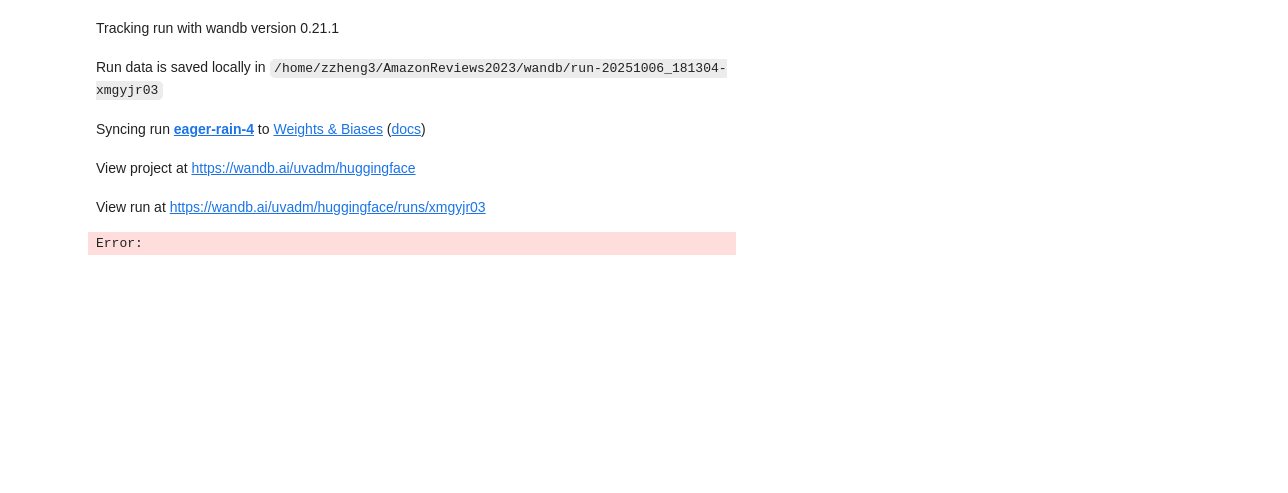
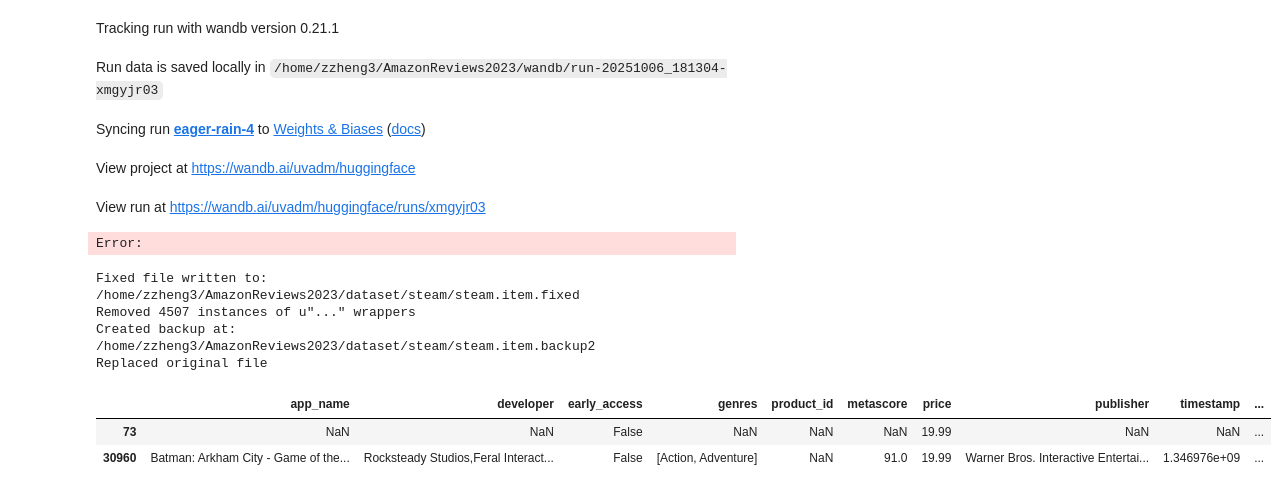
Before and after one commit to zhengzaiyi/AmazonReviews2023, a Jupyter notebook: test.ipynb, the cells around one changed output. Saved outputs shown, nothing was run; the diff lists cells and outputs as text; code cells hidden in the pictures; blank space fills up the shorter version.

```diff
--- a/test.ipynb
+++ b/test.ipynb
@@ -1581,7 +1581,64 @@ View project at https://wandb.ai/uvadm/huggingface
 View run at https://wandb.ai/uvadm/huggingface/runs/xmgyjr03
 Error:
 # %%
-from transformers import AutoModelForCausalLM, AutoTokenizer
+#!/usr/bin/env python3
+"""
+Remove u"" wrappers from steam.item file
+"""
 
-model = AutoModelForCausalLM.from_pretrained("google/gemma-2-9b-it")
-tokenizer = AutoTokenizer.from_pretrained("google/gemma-2-9b-it")
+import re
+
+def remove_u_quotes(input_file, output_file):
+    with open(input_file, 'r', encoding='utf-8') as f:
+        content = f.read()
+
+    # Remove u" at the beginning and " at the end
+    # Pattern explanation:
+    # \bu" - matches u" at word boundary (not part of another word)
+    # ([^"]*) - captures everything inside the quotes
+    # " - matches the closing quote
+    fixed_content = re.sub(r'\bu"([^"]*)"', r'\1', content)
+
+    with open(output_file, 'w', encoding='utf-8') as f:
+        f.write(fixed_content)
+
+    print(f"Fixed file written to: {output_file}")
+
+    # Count fixes
+    original_count = len(re.findall(r'\bu"[^"]*"', content))
+    print(f"Removed {original_count} instances of u\"...\" wrappers")
+
+if __name__ == "__main__":
+    import shutil
+
+    input_file = "/home/zzheng3/AmazonReviews2023/dataset/steam/steam.item"
+    output_file = "/home/zzheng3/AmazonReviews2023/dataset/steam/steam.item.fixed"
+
+    # Process the file
+    remove_u_quotes(input_file, output_file)
+
+    # Backup and replace
+    backup_file = input_file + ".backup2"
+    shutil.copy(input_file, backup_file)
+    print(f"Created backup at: {backup_file}")
+
+    shutil.move(output_file, input_file)
+    print("Replaced original file")
+# %% [output]
+Fixed file written to: /home/zzheng3/AmazonReviews2023/dataset/steam/steam.item.fixed
+Removed 4507 instances of u"..." wrappers
+Created backup at: /home/zzheng3/AmazonReviews2023/dataset/steam/steam.item.backup2
+Replaced original file
+# %%
+import pandas as pd
+
+tmp = pd.read_csv("/home/zzheng3/AmazonReviews2023/dataset/steam/steam.item", sep="\t")
+# %%
+tmp.columns = tmp.columns.str.split(':').str[0]
+# %%
+# check nan in tmp['product_id']
+tmp[tmp['product_id'].isna()]
+# %% [output]
+|  | app_name | developer | early_access | genres | product_id | metascore | price | publisher | timestamp | ... |
+| 73 | NaN | NaN | False | NaN | NaN | NaN | 19.99 | NaN | NaN | ... |
+| 30960 | Batman: Arkham City - Game of the... | Rocksteady Studios,Feral Interact... | False | [Action, Adventure] | NaN | 91.0 | 19.99 | Warner Bros. Interactive Entertai... | 1.346976e+09 | ... |
```
Also changed, not shown: 12 other files.
